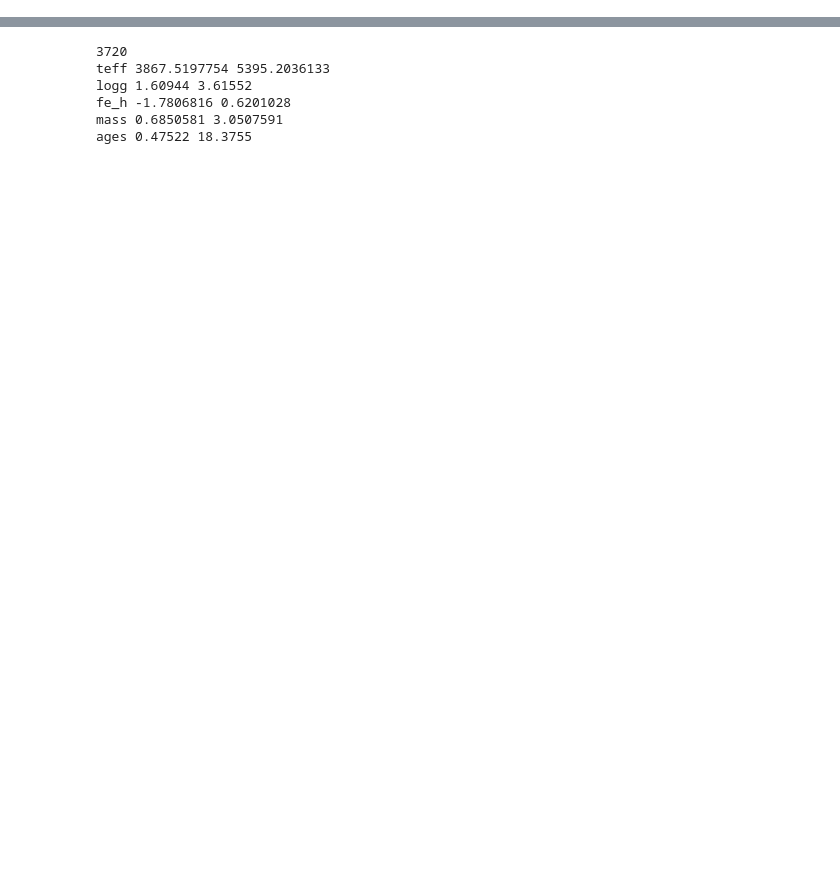
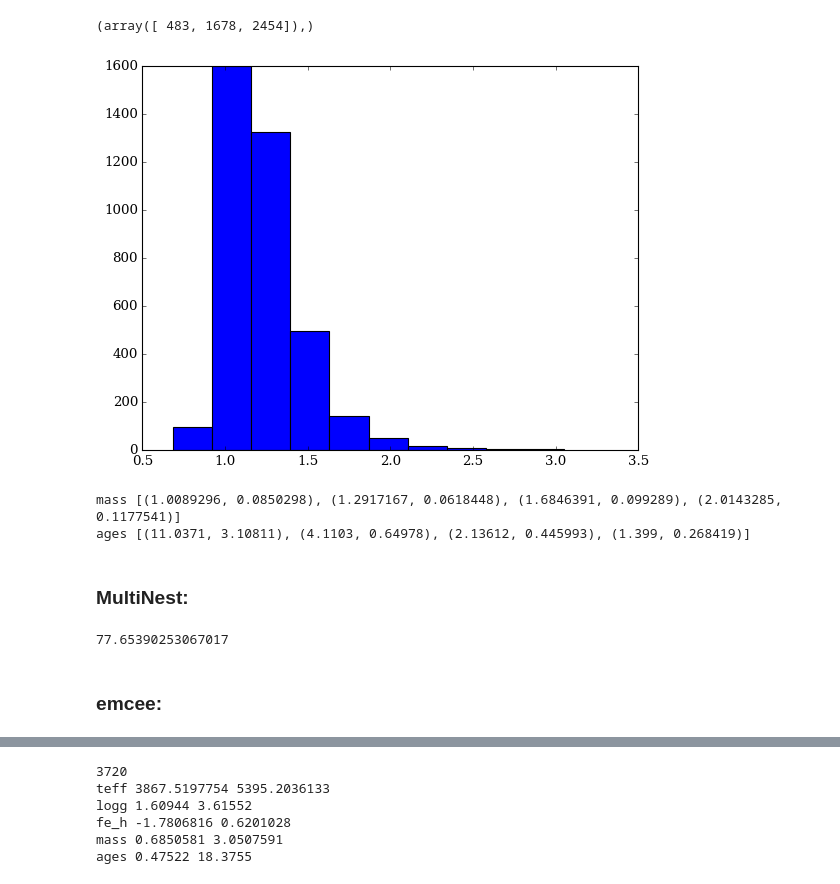
Before and after one commit to jbirky/StellarEvolution, a Jupyter notebook: read_data.ipynb, the cells around one changed output, grey strips where cells are left out. Cells and saved outputs as stored; diff of their text form; code cells hidden in the pictures; blank space fills up the shorter version.

```diff
--- a/read_data.ipynb
+++ b/read_data.ipynb
@@ -30,2 +42,25 @@ e_ages = np.array(data['err_age'])
 
 params = {'teff':teff, 'logg':logg, 'fe_h':fe_h, 'mass':mass, 'ages':ages}
+# %%
+plt.hist(mass);
+r = [.75,.02]
+np.where((mass<r[0]+r[1]) & (mass>r[0]-r[1]))
+# %% [output]
+(array([ 483, 1678, 2454]),)
+[figure, added]
+# %%
+# n = [3380, 339, 2203]
+n = [500, 99, 734, 676]
+NAME = [name[i] for i in n]
+AGES = [(ages[i], e_ages[i]) for i in n]
+MASS = [(mass[i], e_mass[i]) for i in n]
+TEFF = [(teff[i], e_teff[i]) for i in n]
+LOGG = [(logg[i], e_logg[i]) for i in n]
+FE_H = [(fe_h[i], e_fe_h[i]) for i in n]
+NUMAX = [(numax[i], e_numax[i]) for i in n]
+DELNU = [(delnu[i], e_delnu[i]) for i in n]
+print('mass', MASS)
+print('ages', AGES)
+# %% [output]
+mass [(1.0089296, 0.0850298), (1.2917167, 0.0618448), (1.6846391, 0.099289), (2.0143285, 0.1177541)]
+ages [(11.0371, 3.10811), (4.1103, 0.64978), (2.13612, 0.445993), (1.399, 0.268419)]
@@ -31,0 +75,15 @@ params = {'teff':teff, 'logg':logg, 'fe_h':fe_h, 'mass':mass, 'ages':ages}
+# %% [markdown]
+### MultiNest:
+# %%
+start = time.time()
+for i in range(len(n)):
+    mist_mdl[i].fit(basename='spec_fit_mist_'+str(i+1))
+    mist_mdl[i].save_hdf('spec_fit_mist_'+str(i+1)+'.h5', overwrite=True)
+
+    dart_mdl[i].fit(basename='spec_fit_dart_'+str(i+1))
+    dart_mdl[i].save_hdf('spec_fit_dart_'+str(i+1)+'.h5', overwrite=True)
+print(time.time() - start)
+# %% [output]
+77.65390253067017
+# %% [markdown]
+### emcee:
```
Also changed, not shown: parts of 19 cells of this notebook, 1 other file.
